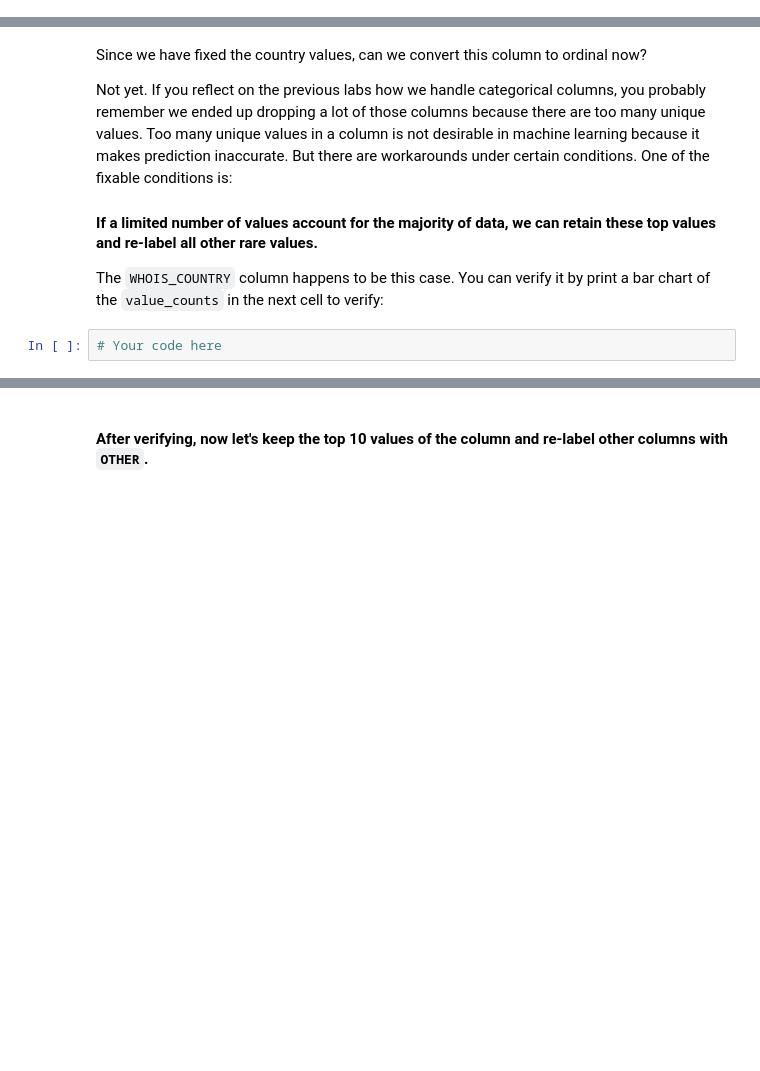
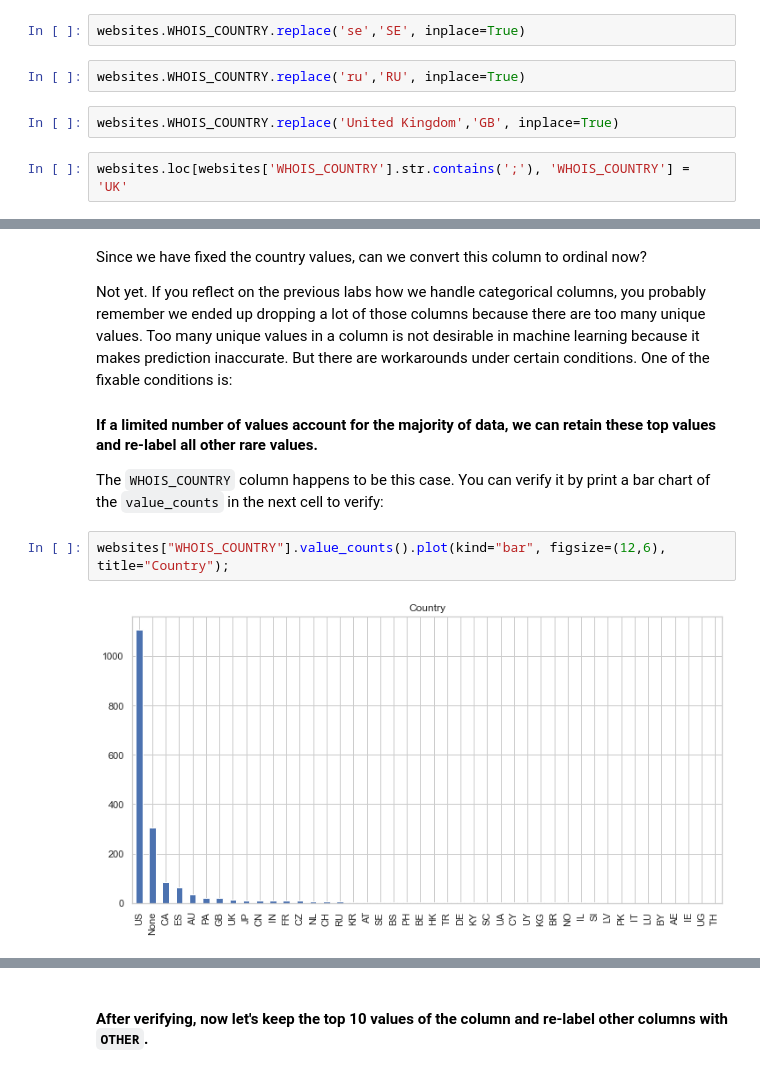
Before and after one commit to Ironhack-Data-Madrid-Octubre-2021/lab-supervised-learning, a Jupyter notebook: your-code/main.ipynb, the cells around one changed output, grey strips where cells are left out. Cells and saved outputs as stored; diff of their text form; blank space fills up the shorter version.

```diff
--- a/your-code/main.ipynb
+++ b/your-code/main.ipynb
@@ -381,0 +391,8 @@ How to handle string columns is always case by case. Let's start by working on `
+# %%
+websites.WHOIS_COUNTRY.replace('se','SE', inplace=True)
+# %%
+websites.WHOIS_COUNTRY.replace('ru','RU', inplace=True)
+# %%
+websites.WHOIS_COUNTRY.replace('United Kingdom','GB', inplace=True)
+# %%
+websites.loc[websites['WHOIS_COUNTRY'].str.contains(';'), 'WHOIS_COUNTRY'] = 'UK'
@@ -387,5 +412,7 @@ Not yet. If you reflect on the previous labs how we handle categorical columns,
 #### If a limited number of values account for the majority of data, we can retain these top values and re-label all other rare values.
 
 The `WHOIS_COUNTRY` column happens to be this case. You can verify it by print a bar chart of the `value_counts` in the next cell to verify:
-# %%
-# Your code here
+# %%
+websites["WHOIS_COUNTRY"].value_counts().plot(kind="bar", figsize=(12,6), title="Country");
+# %% [output]
+[figure, added]
```
Also changed, not shown: parts of 69 cells of this notebook.
